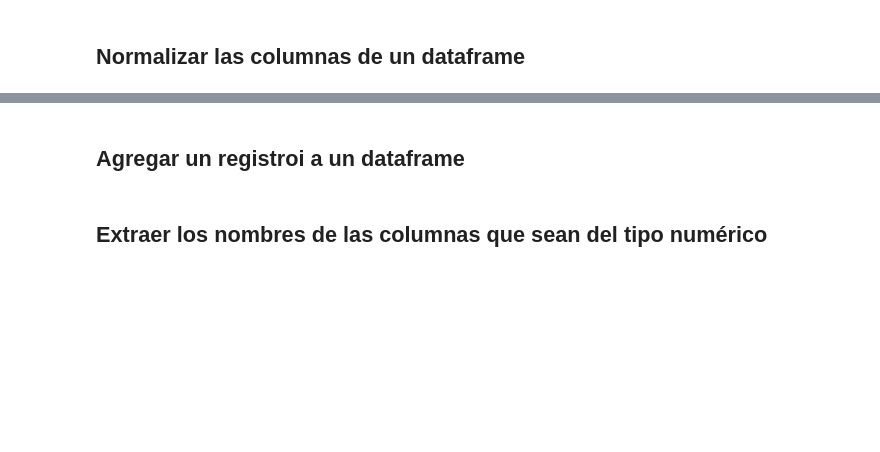
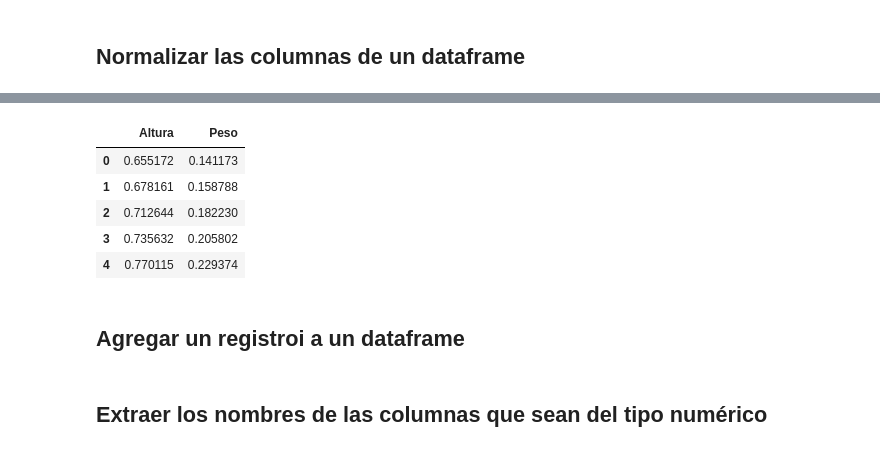
Before and after one commit to Vizuetcf09/desafio-programacion-python-ciencia-datos-3080127, a Jupyter notebook: desafio-programacion-python-ciencia-datos-3080127/02_procedimiento_y_analisis_de_datos/02_01_Correlacion_entre_dos_variables.ipynb, the cells around one changed output, grey strips where cells are left out. Drawn from its saved outputs; the diff is of its cells as text; code cells hidden in the pictures; blank space fills up the shorter version.

```diff
--- a/desafio-programacion-python-ciencia-datos-3080127/02_procedimiento_y_analisis_de_datos/02_01_Correlacion_entre_dos_variables.ipynb
+++ b/desafio-programacion-python-ciencia-datos-3080127/02_procedimiento_y_analisis_de_datos/02_01_Correlacion_entre_dos_variables.ipynb
@@ -143,3 +232,15 @@ Se usa para calcular la cantidad de dispersión de los datos.
+# %%
+scaler = MinMaxScaler()
+scaler_df = scaler.fit_transform(df)
+scaler_df = pd.DataFrame(scaler_df, columns=df.columns)
+scaler_df.head()
+# %% [output]
+|  | Altura | Peso |
+| 0 | 0.655172 | 0.141173 |
+| 1 | 0.678161 | 0.158788 |
+| 2 | 0.712644 | 0.182230 |
+| 3 | 0.735632 | 0.205802 |
+| 4 | 0.770115 | 0.229374 |
 # %% [markdown]
 ## Agregar un registroi a un dataframe
 # %% [markdown]
```
Also changed, not shown: parts of 14 cells of this notebook, 2 other files.
